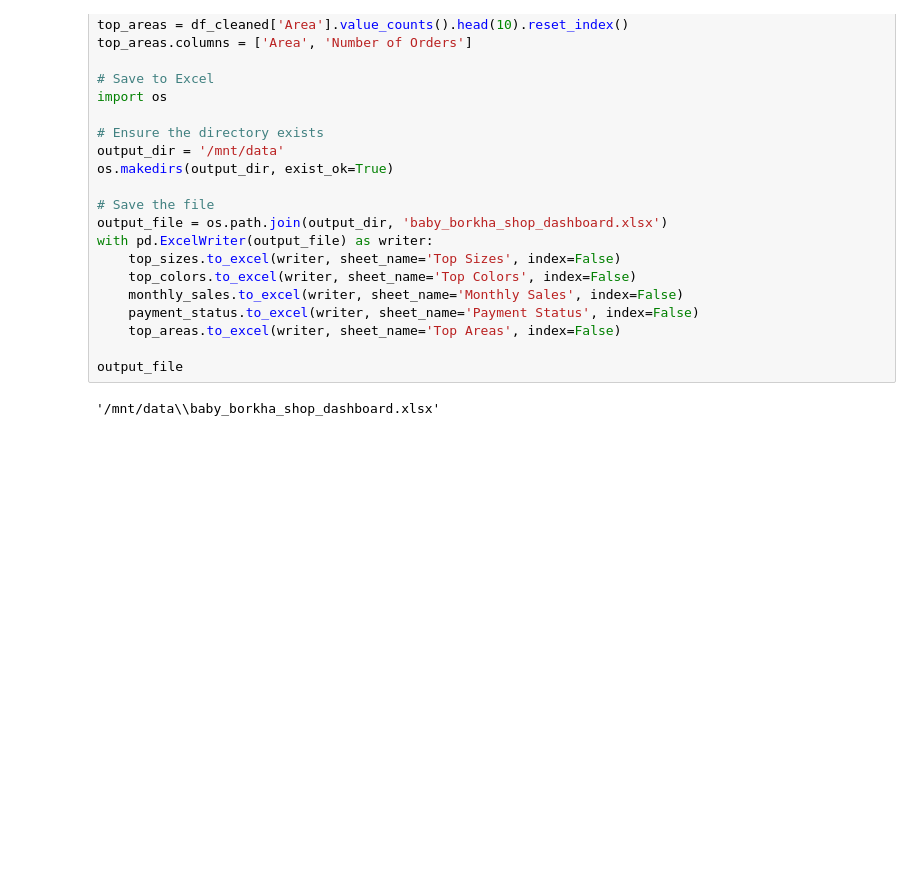
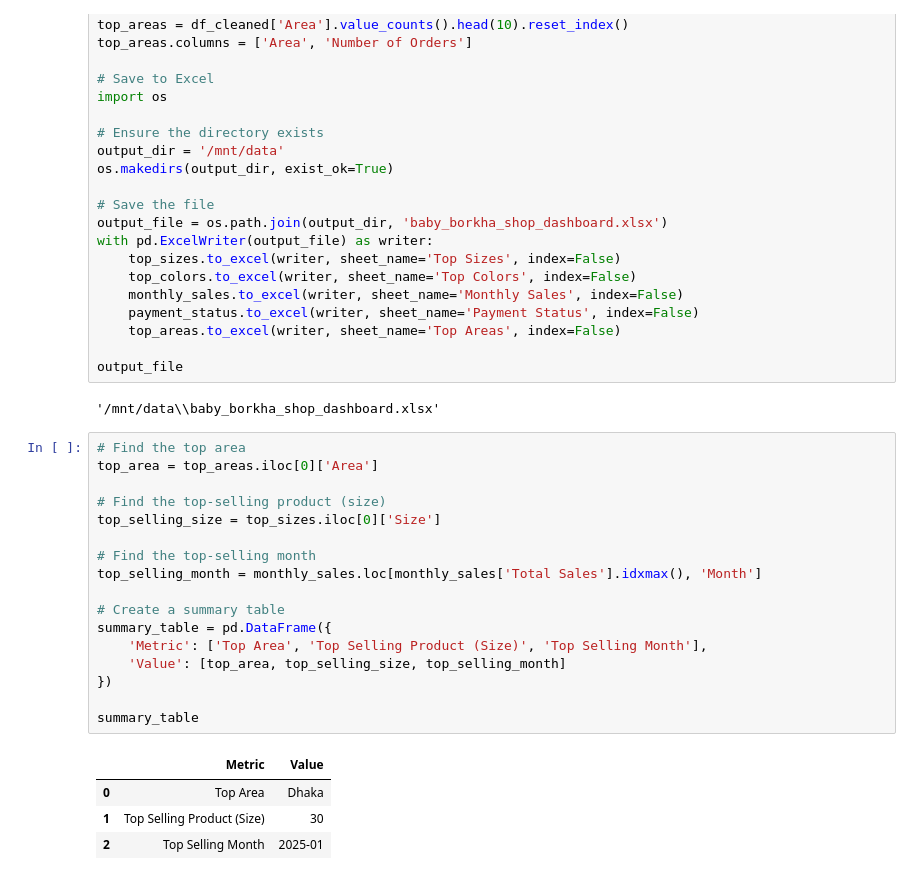
Before and after one commit to ashraful009/ML_final_project, a Jupyter notebook: sell.ipynb, the cells around one changed output. Cells and saved outputs as stored; diff of their text form; blank space fills up the shorter version.

```diff
--- a/sell.ipynb
+++ b/sell.ipynb
@@ -195,3 +232,25 @@ with pd.ExcelWriter(output_file) as writer:
 output_file
 # %% [output]
 '/mnt/data\\baby_borkha_shop_dashboard.xlsx'
+# %%
+# Find the top area
+top_area = top_areas.iloc[0]['Area']
+
+# Find the top-selling product (size)
+top_selling_size = top_sizes.iloc[0]['Size']
+
+# Find the top-selling month
+top_selling_month = monthly_sales.loc[monthly_sales['Total Sales'].idxmax(), 'Month']
+
+# Create a summary table
+summary_table = pd.DataFrame({
+    'Metric': ['Top Area', 'Top Selling Product (Size)', 'Top Selling Month'],
+    'Value': [top_area, top_selling_size, top_selling_month]
+})
+
+summary_table
+# %% [output]
+|  | Metric | Value |
+| 0 | Top Area | Dhaka |
+| 1 | Top Selling Product (Size) | 30 |
+| 2 | Top Selling Month | 2025-01 |
```
Also changed, not shown: parts of 8 cells of this notebook.
